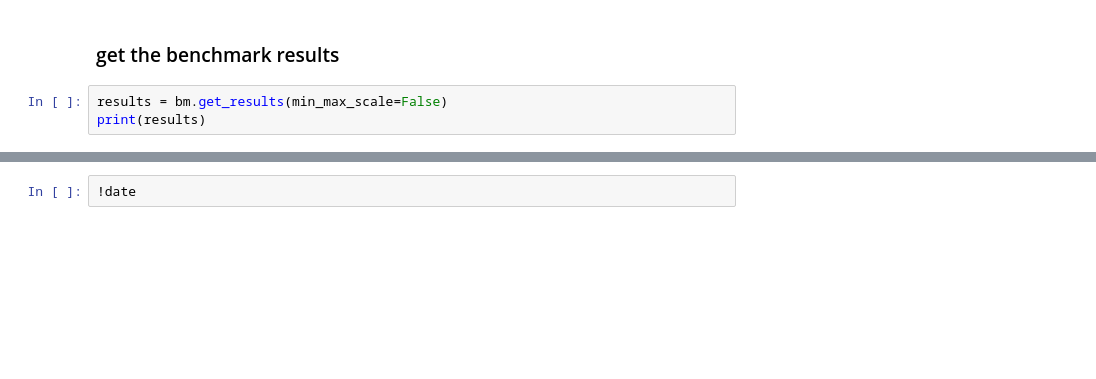
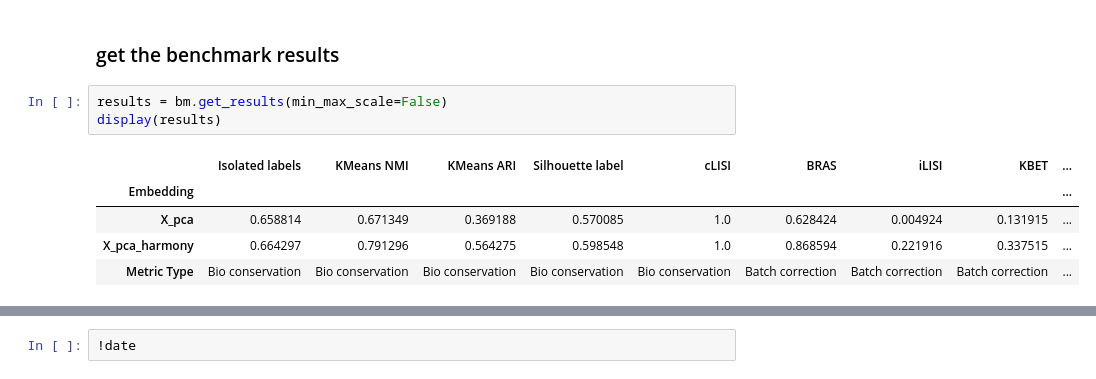
Before and after one commit to neurogenetics/ADRD_Brain_Aging, a Jupyter notebook: phase1/quantifications/eval_harmony_correction.ipynb, the cells around one changed output, grey strips where cells are left out. Saved outputs shown, nothing was run; the diff lists cells and outputs as text; blank space fills up the shorter version.

```diff
--- a/phase1/quantifications/eval_harmony_correction.ipynb
+++ b/phase1/quantifications/eval_harmony_correction.ipynb
@@ -155,4 +167,10 @@ bm.benchmark()
 ### get the benchmark results
 # %%
 results = bm.get_results(min_max_scale=False)
-print(results)
+display(results)
+# %% [output]
+|  | Isolated labels | KMeans NMI | KMeans ARI | Silhouette label | cLISI | BRAS | iLISI | KBET | ... |
+| Embedding |  |  |  |  |  |  |  |  | ... |
+| X_pca | 0.658814 | 0.671349 | 0.369188 | 0.570085 | 1.0 | 0.628424 | 0.004924 | 0.131915 | ... |
+| X_pca_harmony | 0.664297 | 0.791296 | 0.564275 | 0.598548 | 1.0 | 0.868594 | 0.221916 | 0.337515 | ... |
+| Metric Type | Bio conservation | Bio conservation | Bio conservation | Bio conservation | Bio conservation | Batch correction | Batch correction | Batch correction | ... |
```
Also changed, not shown: parts of 11 cells of this notebook.
